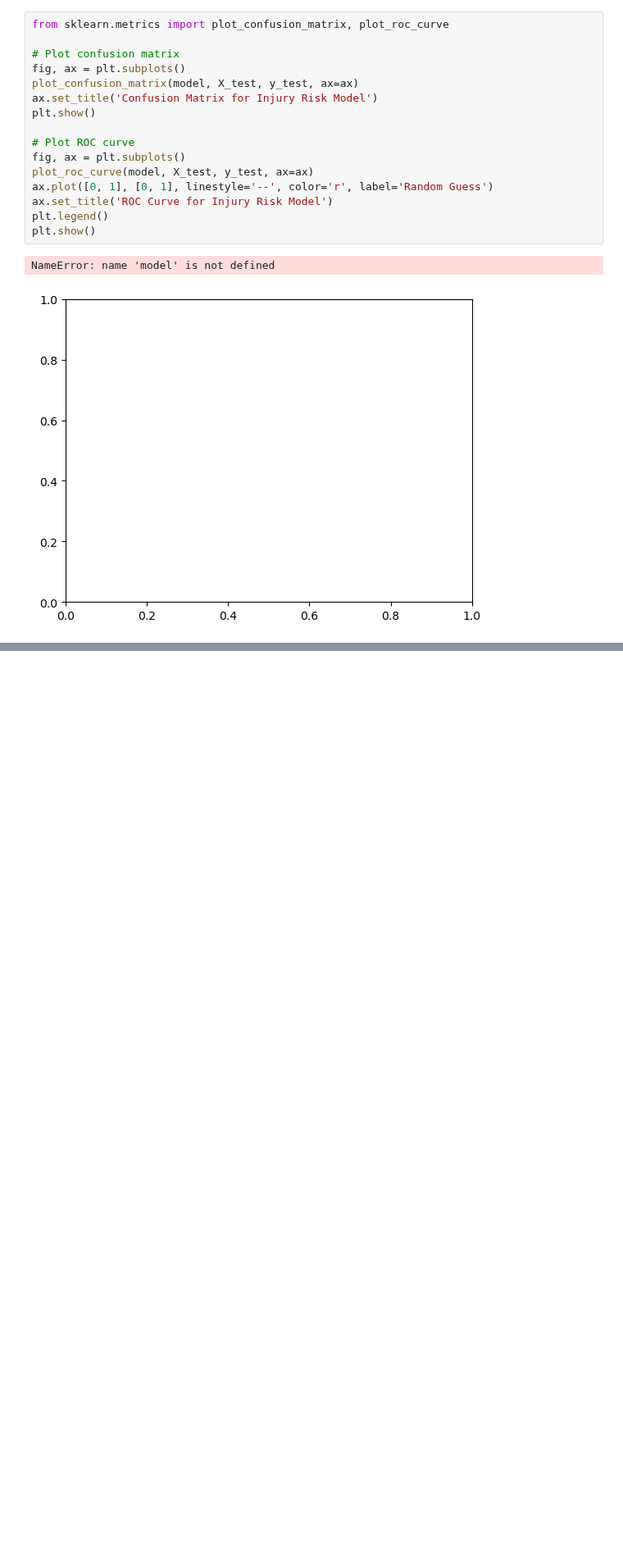
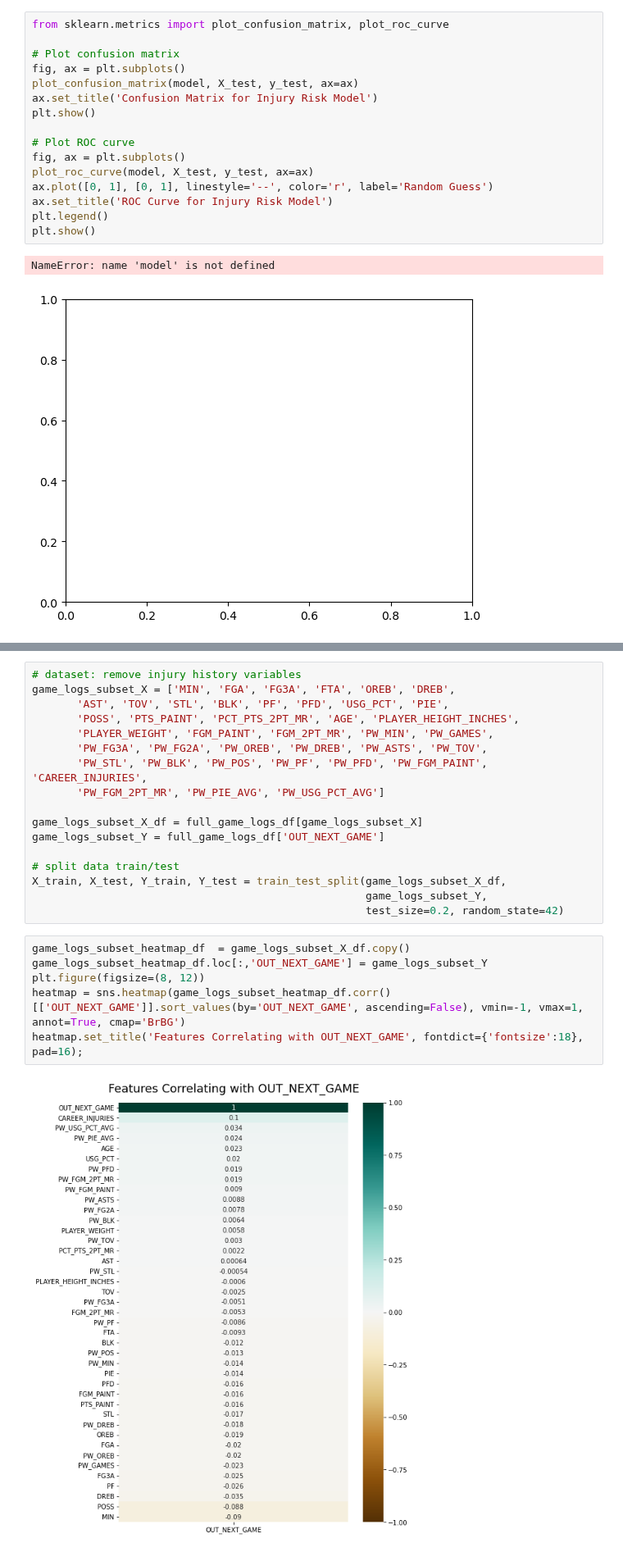
Before and after one commit to NadeemPatel2019/MSDS-456-final-project, a Jupyter notebook: nba_game_logs_eda_2021-22.ipynb, the cells around one changed output, grey strips where cells are left out. Shown at 82% size. Drawn from its saved outputs; the diff is of its cells as text; blank space fills up the shorter version.

```diff
--- a/nba_game_logs_eda_2021-22.ipynb
+++ b/nba_game_logs_eda_2021-22.ipynb
@@ -460,0 +416,25 @@ Confusion matrix:
+# %%
+# dataset: remove injury history variables
+game_logs_subset_X = ['MIN', 'FGA', 'FG3A', 'FTA', 'OREB', 'DREB',
+       'AST', 'TOV', 'STL', 'BLK', 'PF', 'PFD', 'USG_PCT', 'PIE',
+       'POSS', 'PTS_PAINT', 'PCT_PTS_2PT_MR', 'AGE', 'PLAYER_HEIGHT_INCHES',
+       'PLAYER_WEIGHT', 'FGM_PAINT', 'FGM_2PT_MR', 'PW_MIN', 'PW_GAMES',
+       'PW_FG3A', 'PW_FG2A', 'PW_OREB', 'PW_DREB', 'PW_ASTS', 'PW_TOV',
+       'PW_STL', 'PW_BLK', 'PW_POS', 'PW_PF', 'PW_PFD', 'PW_FGM_PAINT', 'CAREER_INJURIES',
+       'PW_FGM_2PT_MR', 'PW_PIE_AVG', 'PW_USG_PCT_AVG']
+
+game_logs_subset_X_df = full_game_logs_df[game_logs_subset_X]
+game_logs_subset_Y = full_game_logs_df['OUT_NEXT_GAME']
+
+# split data train/test
+X_train, X_test, Y_train, Y_test = train_test_split(game_logs_subset_X_df,
+                                                    game_logs_subset_Y,
+                                                    test_size=0.2, random_state=42)
+# %%
+game_logs_subset_heatmap_df  = game_logs_subset_X_df.copy()
+game_logs_subset_heatmap_df.loc[:,'OUT_NEXT_GAME'] = game_logs_subset_Y
+plt.figure(figsize=(8, 12))
+heatmap = sns.heatmap(game_logs_subset_heatmap_df.corr()[['OUT_NEXT_GAME']].sort_values(by='OUT_NEXT_GAME', ascending=False), vmin=-1, vmax=1, annot=True, cmap='BrBG')
+heatmap.set_title('Features Correlating with OUT_NEXT_GAME', fontdict={'fontsize':18}, pad=16);
+# %% [output]
+[figure, added]
```
Also changed, not shown: parts of 14 cells of this notebook.
